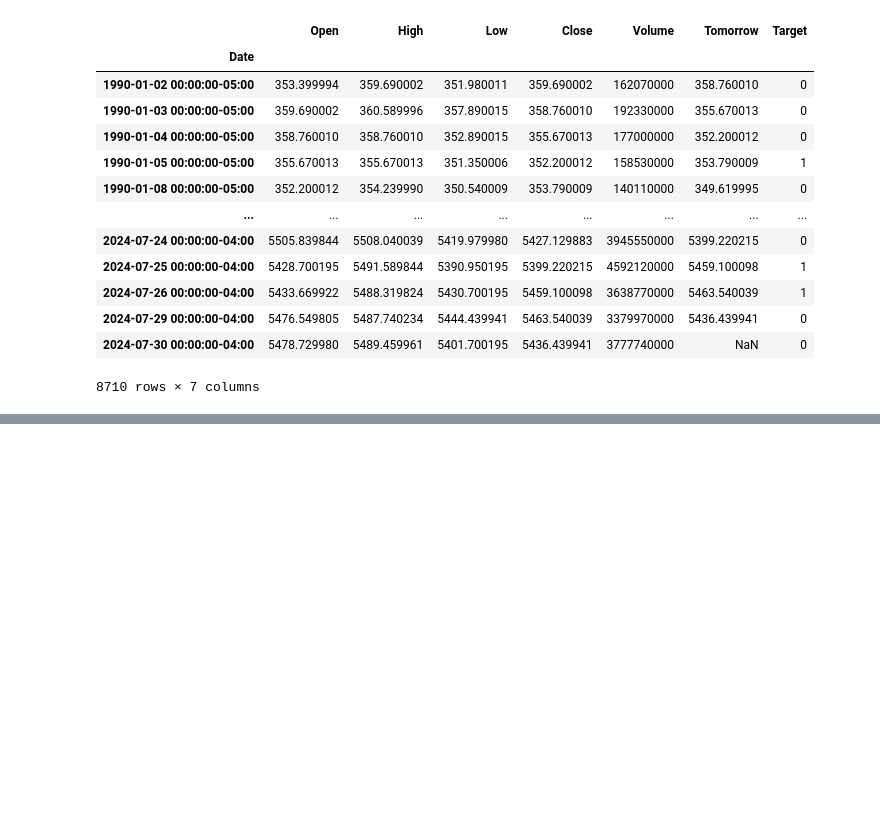
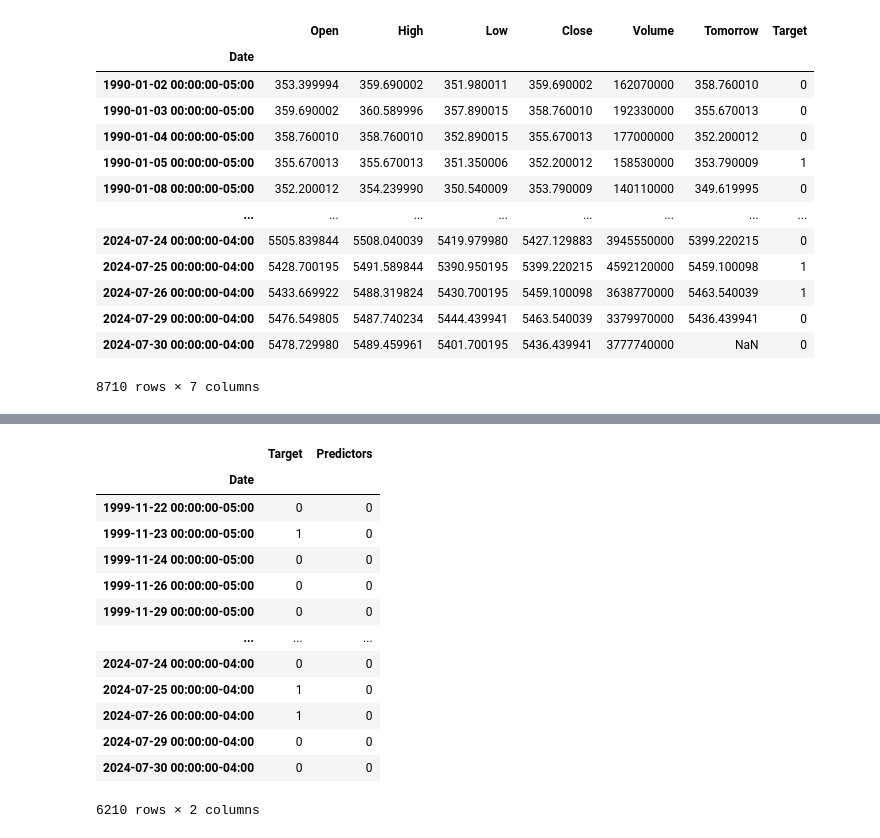
Before and after one commit to viewtifultiger/Comp380Project, a Jupyter notebook: notebooks/testModel.ipynb, the cells around one changed output, grey strips where cells are left out. Cells and saved outputs as stored; diff of their text form; code cells hidden in the pictures; blank space fills up the shorter version.

```diff
--- a/notebooks/testModel.ipynb
+++ b/notebooks/testModel.ipynb
@@ -118,0 +206,44 @@ stock price prediction, most of the relationships are nonlinear. If you can find
+# %%
+# backtesting
+def predict(train, test, predictors, model): # this function will wrap everything we just did into one function.
+    model.fit(train[predictors], train["Target"]) # fit the model using training predictors and target
+    preds = model.predict(test[predictors]) # generate our predictions using the test predictors
+    preds = pd.Series(preds, index = test.index, name = "Predictors") # combining model into series
+    combined = pd.concat([test["Target"], preds], axis = 1) # combining real target data against predicted target data
+    return combined # return combined dataframe
+# %%
+"""
+When you back test, you want to have a certain amount of data to train your first model. Every trading year has about 250 days. Start = 2500
+says "take 10 years of data and train your first model with 10 years of data. The step = 250 means that we will be training a model for
+about a year and then stepping into the next year. This will take the 10 years of data and predict values for the 11th year. Then we'll
+take the first 11 years of data and predict values for the 12th year. Then we will take the first 12 years of data and predict values for
+the 13th year and so on. This way we get predictions for a lot of different years and have more confidence in our model.
+"""
+def backtest(data, model, predictors, start = 2500, step = 250):
+    all_predictions = [] # list of each dataframe where each dataframe are predictions for a single year.
+
+    for i in range(start, data.shape[0], step): # loop across our data year by year and make predictions all years except first 10 years.
+        train = data.iloc[0:i].copy() # split our training data from our test data, train is all years prior to current year.
+        test = data.iloc[i:(i+step)].copy() # test set is the current year.
+        predictions = predict(train, test, predictors, model) # use our predict function to generate our predictions
+        all_predictions.append(predictions) # append predictions for the given year
+    return pd.concat(all_predictions) # concatenate all predictions together. Take a list of dataframes and combine into single dataframe.
+# %%
+predictions = backtest(sp500, model, predictors) #backtest our sp500 data with the model and predictors we created earlier.
+# %%
+predictions
+# %% [output]
+|  | Target | Predictors |
+| Date |  |  |
+| 1999-11-22 00:00:00-05:00 | 0 | 0 |
+| 1999-11-23 00:00:00-05:00 | 1 | 0 |
+| 1999-11-24 00:00:00-05:00 | 0 | 0 |
+| 1999-11-26 00:00:00-05:00 | 0 | 0 |
+| 1999-11-29 00:00:00-05:00 | 0 | 0 |
+| ... | ... | ... |
+| 2024-07-24 00:00:00-04:00 | 0 | 0 |
+| 2024-07-25 00:00:00-04:00 | 1 | 0 |
+| 2024-07-26 00:00:00-04:00 | 1 | 0 |
+| 2024-07-29 00:00:00-04:00 | 0 | 0 |
+| 2024-07-30 00:00:00-04:00 | 0 | 0 |
+6210 rows × 2 columns
```
Also changed, not shown: parts of 31 cells of this notebook, 5 other files.
